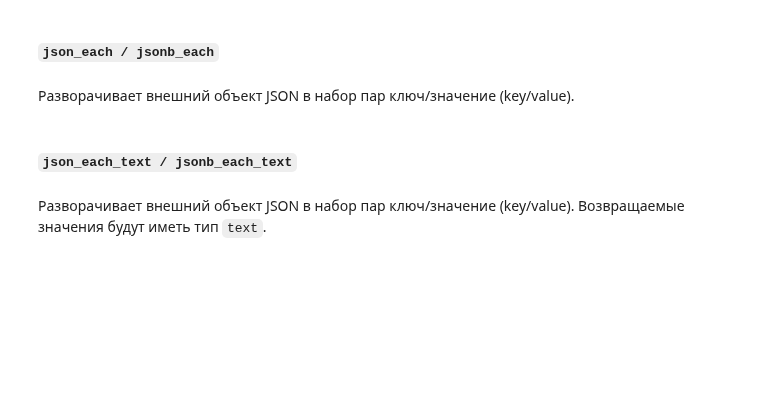
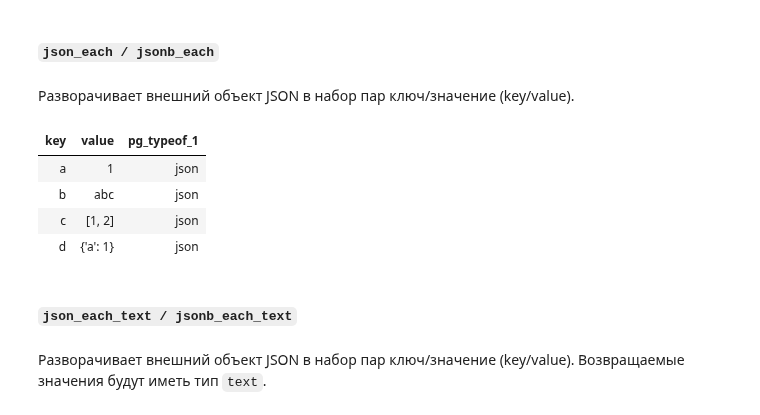
Before and after one commit to vowatchka/postgres_basic, a Jupyter notebook: practices/4_postgres_datatypes/sqlalchemy_2x_style.ipynb, the cells around one changed output. Cells and saved outputs as stored; diff of their text form; code cells hidden in the pictures; blank space fills up the shorter version.

```diff
--- a/practices/4_postgres_datatypes/sqlalchemy_2x_style.ipynb
+++ b/practices/4_postgres_datatypes/sqlalchemy_2x_style.ipynb
@@ -3496,14 +3623,27 @@ FROM (
 # %% [markdown]
 Разворачивает внешний объект JSON в набор пар ключ/значение (key/value).
 # %%
-%%sql
-SELECT
-    key_value_pairs.key,
-    key_value_pairs.value,
-    pg_typeof(value)
-FROM (
-    SELECT * FROM json_each('{"a": 1, "b": "abc", "c": [1, 2], "d": {"a": 1}}')
-) as key_value_pairs;
+with Session.begin() as session:
+    # Можно передать json в виде строки, а можно переобразовать через cast:
+    # cast({"a": 1, "b": "abc", "c": [1, 2], "d": {"a": 1}}, JSON)
+    key_value_pairs = select("*").select_from(func.json_each('{"a": 1, "b": "abc", "c": [1, 2], "d": {"a": 1}}')).subquery("key_value_pairs")
+
+    stmt = (
+        select(
+            text("key_value_pairs.key"),
+            text("key_value_pairs.value"),
+            func.pg_typeof(text("key_value_pairs.value")),
+        )
+        .select_from(key_value_pairs)
+    )
+
+    sqlalchemy_table(session.execute(stmt))
+# %% [output]
+| key | value | pg_typeof_1 |
+| a | 1 | json |
+| b | abc | json |
+| c | [1, 2] | json |
+| d | {'a': 1} | json |
 # %% [markdown]
 ##### `json_each_text / jsonb_each_text`
 # %% [markdown]
```
Also changed, not shown: parts of 20 cells of this notebook.
